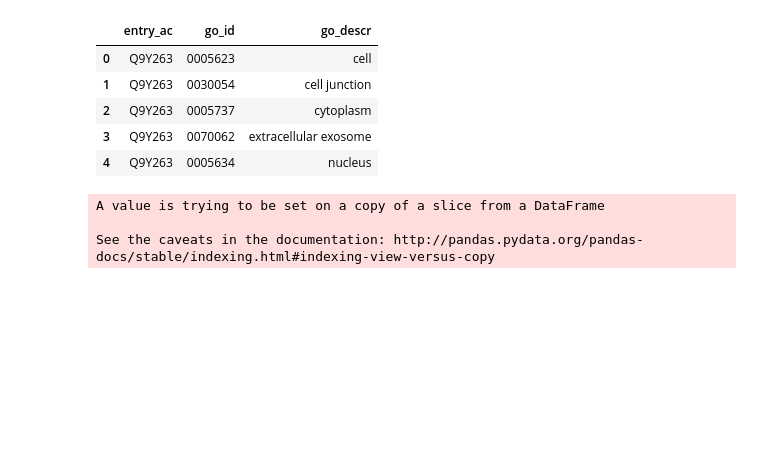
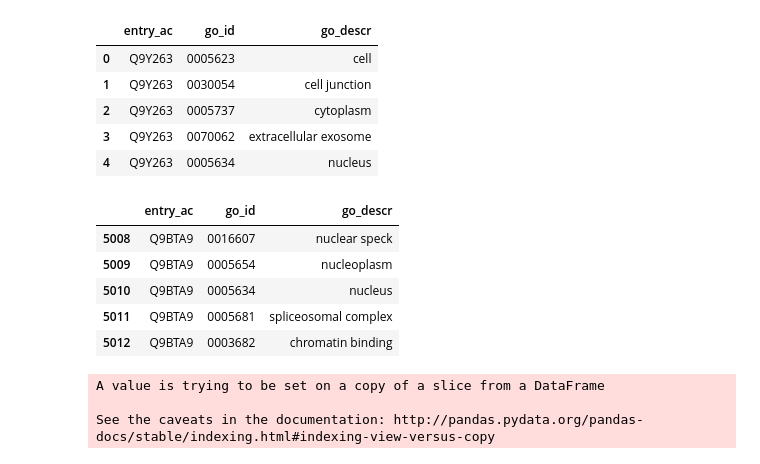
Before and after one commit to damiclem/proteincake, a Jupyter notebook: Helping function (temp).ipynb, the cells around one changed output. Drawn from its saved outputs; the diff is of its cells as text; code cells hidden in the pictures; blank space fills up the shorter version.

```diff
--- a/Helping function (temp).ipynb
+++ b/Helping function (temp).ipynb
@@ -675,6 +675,14 @@ def select_architecture(architecture, architecture_df=original_arch, go_df=ds_ge
     return go_df.loc[go_df.entry_ac.isin(entries)]
 # %%
 go_arch_df = select_architecture('PF00397')
+go_arch_df.head()
+# %% [output]
+|  | entry_ac | go_id | go_descr |
+| 5008 | Q9BTA9 | 0016607 | nuclear speck |
+| 5009 | Q9BTA9 | 0005654 | nucleoplasm |
+| 5010 | Q9BTA9 | 0005634 | nucleus |
+| 5011 | Q9BTA9 | 0005681 | spliceosomal complex |
+| 5012 | Q9BTA9 | 0003682 | chromatin binding |
 # %%
 enrich_result = enrich(df1=go_arch_df, df2=original_go,
                        ontology=ontology,
```
Also changed, not shown: parts of 2 cells of this notebook, 1 other file.
